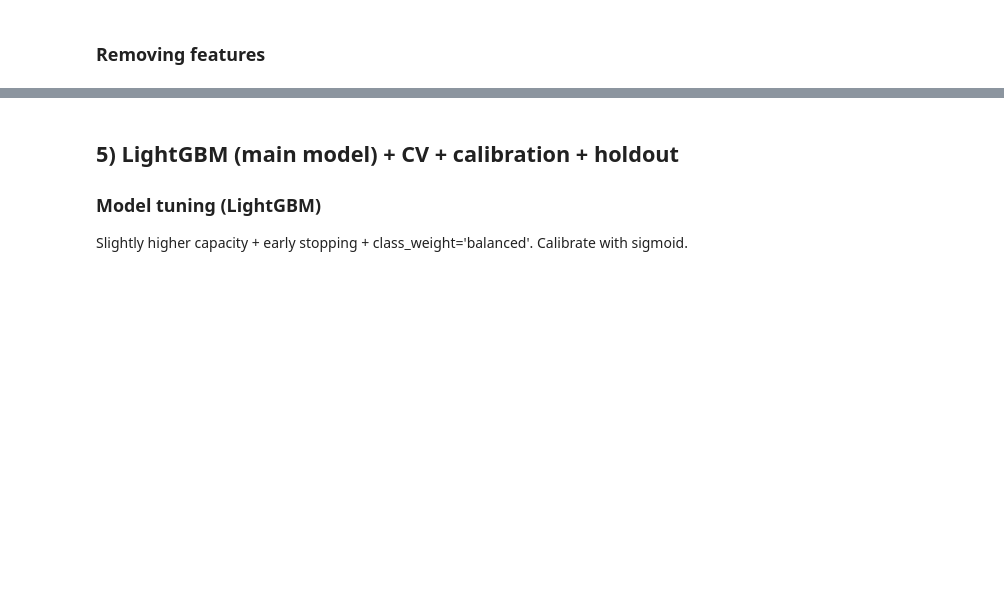
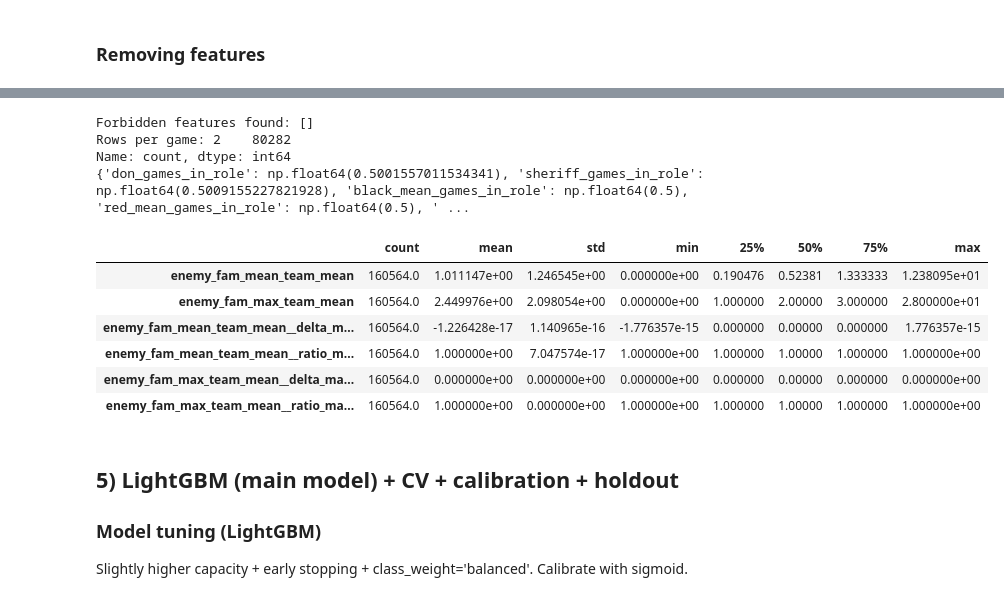
Before and after one commit to fonorist/mafia_analysis, a Jupyter notebook: model.ipynb, the cells around one changed output, grey strips where cells are left out. Drawn from its saved outputs; the diff is of its cells as text; code cells hidden in the pictures; blank space fills up the shorter version.

```diff
--- a/model.ipynb
+++ b/model.ipynb
@@ -499,3 +654,36 @@ Baseline-1 (LogReg) | LogLoss 0.6841±0.0010 | AUC 0.5746±0.0039 | Brier 0.2455
+# %%
+suspects = {'team_win','team_win_team'}
+bad = [c for c in USED_FEATS if any(s in c for s in suspects)]
+print("Forbidden features found:", bad)
+
+rows_per_game = team_tall.groupby('game_id').size().value_counts().head()
+print("Rows per game:", rows_per_game)
+
+new_cols = ['don_games_in_role','sheriff_games_in_role','black_mean_games_in_role','red_mean_games_in_role',
+            'don_wr20','sheriff_wr20','black_mean_wr20','red_mean_wr20']
+print({c: team_tall[c].isna().mean() if c in team_tall.columns else 'missing' for c in new_cols})
+# %% [output]
+Forbidden features found: []
+Rows per game: 2    80282
+Name: count, dtype: int64
+{'don_games_in_role': np.float64(0.5001557011534341), 'sheriff_games_in_role': np.float64(0.5009155227821928), 'black_mean_games_in_role': np.float64(0.5), 'red_mean_games_in_role': np.float64(0.5), ' ...
+# %%
+# confirm they made it into USED_FEATS
+[f for f in USED_FEATS if f.startswith('enemy_fam_')][:10]
+
+# check they aren't mostly missing
+{c: float(team_tall[c].isna().mean()) for c in team_tall.columns if c.startswith('enemy_fam_')}
+
+# quick distribution look
+team_tall[[c for c in team_tall.columns if c.startswith('enemy_fam_')]].describe().T.head(8)
+# %% [output]
+|  | count | mean | std | min | 25% | 50% | 75% | max |
+| enemy_fam_mean_team_mean | 160564.0 | 1.011147e+00 | 1.246545e+00 | 0.000000e+00 | 0.190476 | 0.52381 | 1.333333 | 1.238095e+01 |
+| enemy_fam_max_team_mean | 160564.0 | 2.449976e+00 | 2.098054e+00 | 0.000000e+00 | 1.000000 | 2.00000 | 3.000000 | 2.800000e+01 |
+| enemy_fam_mean_team_mean__delta_m... | 160564.0 | -1.226428e-17 | 1.140965e-16 | -1.776357e-15 | 0.000000 | 0.00000 | 0.000000 | 1.776357e-15 |
+| enemy_fam_mean_team_mean__ratio_m... | 160564.0 | 1.000000e+00 | 7.047574e-17 | 1.000000e+00 | 1.000000 | 1.00000 | 1.000000 | 1.000000e+00 |
+| enemy_fam_max_team_mean__delta_ma... | 160564.0 | 0.000000e+00 | 0.000000e+00 | 0.000000e+00 | 0.000000 | 0.00000 | 0.000000 | 0.000000e+00 |
+| enemy_fam_max_team_mean__ratio_ma... | 160564.0 | 1.000000e+00 | 0.000000e+00 | 1.000000e+00 | 1.000000 | 1.00000 | 1.000000 | 1.000000e+00 |
 # %% [markdown]
 ## 5) LightGBM (main model) + CV + calibration + holdout
 ### Model tuning (LightGBM)
```
Also changed, not shown: parts of 32 cells of this notebook.
